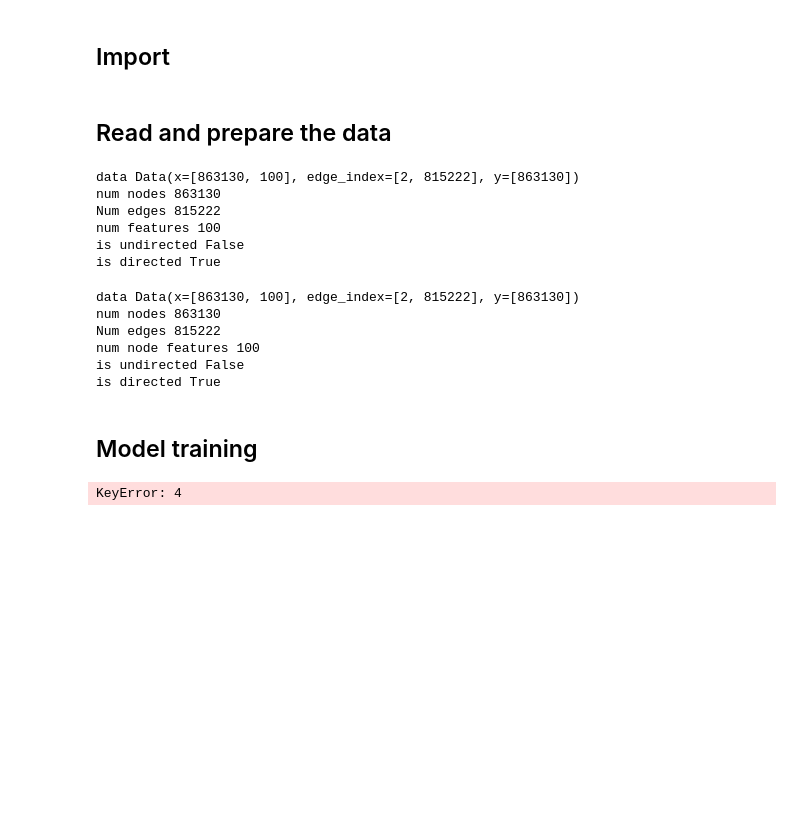
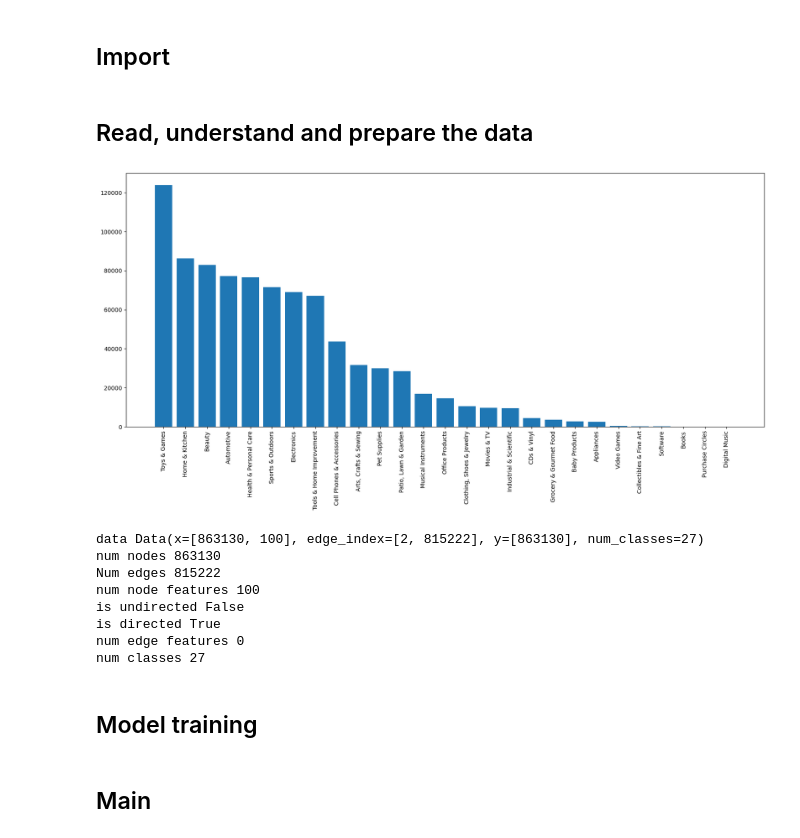
Before and after one commit to lucamodica/grape-project, a Jupyter notebook: model-train.ipynb, the cells around one changed output. Drawn from its saved outputs; the diff is of its cells as text; code cells hidden in the pictures; blank space fills up the shorter version.

Commit message:
partial model training

```diff
--- a/model-train.ipynb
+++ b/model-train.ipynb
@@ -21,14 +25,17 @@ import torch.optim as optim
 # %% [markdown]
-## Read and prepare the data
+## Read, understand and prepare the data
 # %%
 node_data = pd.read_parquet('data/amazon_product_data_word2vec.parquet')
 # %%
 data = torch.load('data/amazon_product_data.pt')
-loader = DataLoader(data, batch_size=32, shuffle=True)
+data.num_classes = data.y.unique().shape[0]
-# %% [output]
-data Data(x=[863130, 100], edge_index=[2, 815222], y=[863130])
-num nodes 863130
-Num edges 815222
-num features 100
-is undirected False
-is directed True
+# %%
+value_counts = node_data['main_category'].value_counts()
+
+# plot a bar chart of the main categories
+plt.figure(figsize=(20, 8))
+plt.bar(value_counts.index, value_counts.values)
+plt.xticks(rotation=90)
+plt.show()
+# %% [output]
+[figure, added]
@@ -39,11 +51,15 @@ print("Num edges", data.num_edges)
 print("num node features", data.num_node_features)
 print("is undirected", data.is_undirected())
 print("is directed", data.is_directed())
+print("num edge features", data.num_edge_features)
+print('num classes', data.num_classes)
 # %% [output]
-data Data(x=[863130, 100], edge_index=[2, 815222], y=[863130])
+data Data(x=[863130, 100], edge_index=[2, 815222], y=[863130], num_classes=27)
 num nodes 863130
 Num edges 815222
 num node features 100
 is undirected False
 is directed True
+num edge features 0
+num classes 27
 # %%
@@ -109,32 +234,31 @@ class GAT(torch.nn.Module):
 # %%
 def train_epoch(model, optimizer, loader, device):
-    """Train the model for one epoch"""
+    """Train the model for one epoch using NeighborSampler mini-batches."""
     model.train()
-
     b_losses = np.empty(len(loader))
     b_accuracies = np.empty(len(loader))
 
     for batch in loader:
+      optimizer.zero_grad()
       batch.to(device)
-      optimizer.zero_grad()
-      out = model(batch.x, batch.edge_index)
-      loss = F.nll_loss(out[batch.train_mask], batch.y[batch.train_mask])
+
+      out = model(batch.x, batch.edge_index).to(device)
+      loss = F.nll_loss(out, batch.y)
+
+      # Backpropagation
       loss.backward()
       optimizer.step()
 
-      b_losses.append(loss.item())
+      b_losses = np.append(b_losses, loss.item())
+      b_acc = (out.argmax(dim=1) == batch.y).sum().item() / batch.y.size(0)
+      b_accuracies = np.append(b_accuracies, b_acc)
 
-      b_acc = (out[batch.train_mask].argmax(dim=1) == batch.y[batch.train_mask]).sum().item() / batch.train_mask.sum().item()
-      b_accuracies.append(b_acc / batch.train_mask.sum().item())
-
-    loss = np.mean(b_losses)
-    acc = np.mean(b_accuracies)
-    return loss, acc
+    return np.mean(b_losses), np.mean(b_accuracies)
 
 
 @torch.no_grad()
 def evaluate(model, data_loader, device, data):
-    """Evaluate the model on the validation or test set."""
+    """Evaluate the model on the validation or test set using NeighborSampler mini-batches."""
     model.eval()
     total_correct = 0
 
@@ -154,5 +278,25 @@ def evaluate(model, data_loader, device, data):
 
     # Calculate accuracy based on the number of target nodes in the entire set
     return total_correct / len(data_loader.dataset)
+
+# compute confusion matrix
+def confusion_matrixx(model, loader, device, data):
+    model.eval()
+    y_true = []
+    y_pred = []
+
+    for batch_size, n_id, adjs in loader:
+        adjs = [adj.to(device) for adj in adjs]
+        x_input = data.x[n_id].to(device)
+        out = model(x_input, adjs[0].edge_index)
+        pred = out[:batch_size].max(dim=1)[1]
+
+        y_true.append(data.y[n_id[:batch_size]].to(device))
+        y_pred.append(pred)
+
+    y_true = torch.cat(y_true, dim=0)
+    y_pred = torch.cat(y_pred, dim=0)
+
+    return y_true, y_pred
-# %% [output]
-KeyError: 4
+# %% [markdown]
+## Main
```
Also changed, not shown: parts of 8 cells of this notebook, 1 other file.
